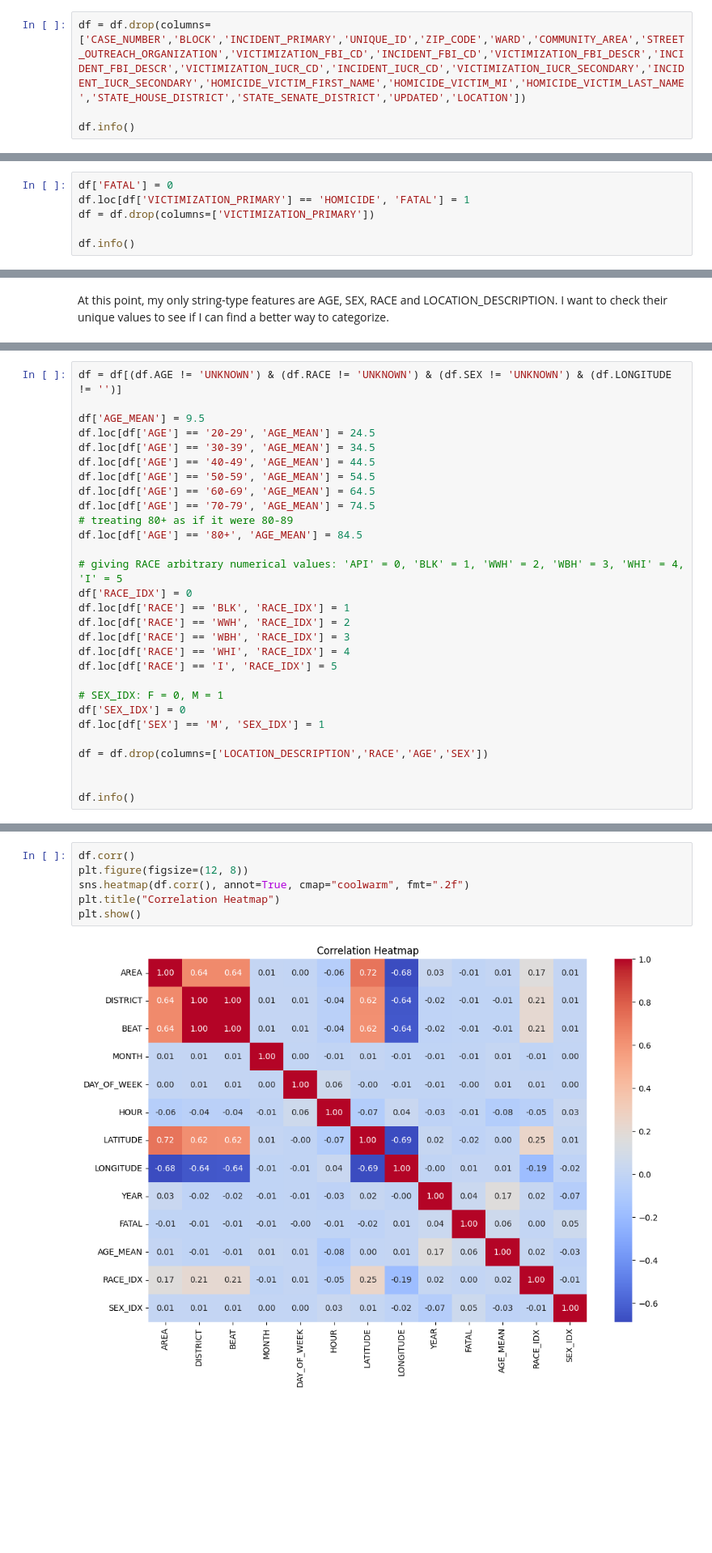
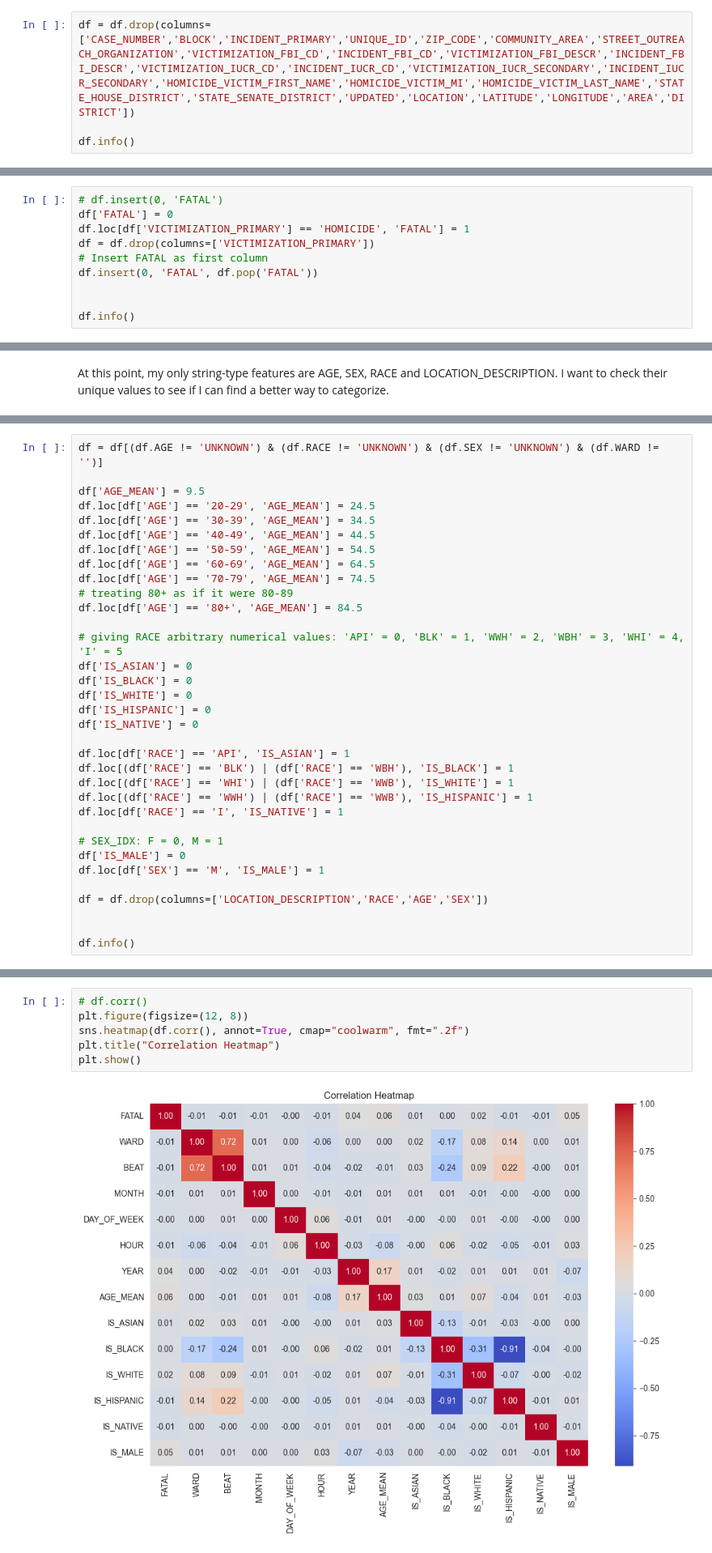
Before and after one commit to apoyando/CHIcrime, a Jupyter notebook: CHIcrime.ipynb, the cells around one changed output, grey strips where cells are left out. Shown at 81% size. Cells and saved outputs as stored; diff of their text form; blank space fills up the shorter version.

```diff
--- a/CHIcrime.ipynb
+++ b/CHIcrime.ipynb
@@ -89,7 +89,7 @@ One last quirk about this dataset, which I know about from reading the descripti
 # %% [markdown]
 I will start by dropping columns I know I don't need.
 # %%
-df = df.drop(columns=['CASE_NUMBER','BLOCK','INCIDENT_PRIMARY','UNIQUE_ID','ZIP_CODE','WARD','COMMUNITY_AREA','STREET_OUTREACH_ORGANIZATION','VICTIMIZATION_FBI_CD','INCIDENT_FBI_CD','VICTIMIZATION_FBI_DESCR','INCIDENT_FBI_DESCR','VICTIMIZATION_IUCR_CD','INCIDENT_IUCR_CD','VICTIMIZATION_IUCR_SECONDARY','INCIDENT_IUCR_SECONDARY','HOMICIDE_VICTIM_FIRST_NAME','HOMICIDE_VICTIM_MI','HOMICIDE_VICTIM_LAST_NAME','STATE_HOUSE_DISTRICT','STATE_SENATE_DISTRICT','UPDATED','LOCATION'])
+df = df.drop(columns=['CASE_NUMBER','BLOCK','INCIDENT_PRIMARY','UNIQUE_ID','ZIP_CODE','COMMUNITY_AREA','STREET_OUTREACH_ORGANIZATION','VICTIMIZATION_FBI_CD','INCIDENT_FBI_CD','VICTIMIZATION_FBI_DESCR','INCIDENT_FBI_DESCR','VICTIMIZATION_IUCR_CD','INCIDENT_IUCR_CD','VICTIMIZATION_IUCR_SECONDARY','INCIDENT_IUCR_SECONDARY','HOMICIDE_VICTIM_FIRST_NAME','HOMICIDE_VICTIM_MI','HOMICIDE_VICTIM_LAST_NAME','STATE_HOUSE_DISTRICT','STATE_SENATE_DISTRICT','UPDATED','LOCATION','LATITUDE','LONGITUDE','AREA','DISTRICT'])
 
 df.info()
 # %% [output]
@@ -120,9 +122,13 @@ df = df.drop(columns=['DATE', 'GUNSHOT_INJURY_I'])
 # %% [markdown]
 I'm going to create my target column 'FATAL' by extracting the homicides.
 # %%
+# df.insert(0, 'FATAL')
 df['FATAL'] = 0
 df.loc[df['VICTIMIZATION_PRIMARY'] == 'HOMICIDE', 'FATAL'] = 1
 df = df.drop(columns=['VICTIMIZATION_PRIMARY'])
+# Insert FATAL as first column
+df.insert(0, 'FATAL', df.pop('FATAL'))
+
 
 df.info()
 # %% [output]
@@ -180,7 +187,7 @@ With 149 distinct categories, LOCATION_DESCRIPTION isn't going to be useful to m
 
 Finally, I want to convert AGE, RACE and SEX into numerical values. (I will use the mean value for AGE.)
 # %%
-df = df[(df.AGE != 'UNKNOWN') & (df.RACE != 'UNKNOWN') & (df.SEX != 'UNKNOWN') & (df.LONGITUDE != '')]
+df = df[(df.AGE != 'UNKNOWN') & (df.RACE != 'UNKNOWN') & (df.SEX != 'UNKNOWN') & (df.WARD != '')]
 
 df['AGE_MEAN'] = 9.5
 df.loc[df['AGE'] == '20-29', 'AGE_MEAN'] = 24.5
@@ -193,16 +200,21 @@ df.loc[df['AGE'] == '70-79', 'AGE_MEAN'] = 74.5
 df.loc[df['AGE'] == '80+', 'AGE_MEAN'] = 84.5
 
 # giving RACE arbitrary numerical values: 'API' = 0, 'BLK' = 1, 'WWH' = 2, 'WBH' = 3, 'WHI' = 4, 'I' = 5
-df['RACE_IDX'] = 0
-df.loc[df['RACE'] == 'BLK', 'RACE_IDX'] = 1
-df.loc[df['RACE'] == 'WWH', 'RACE_IDX'] = 2
-df.loc[df['RACE'] == 'WBH', 'RACE_IDX'] = 3
-df.loc[df['RACE'] == 'WHI', 'RACE_IDX'] = 4
-df.loc[df['RACE'] == 'I', 'RACE_IDX'] = 5
+df['IS_ASIAN'] = 0
+df['IS_BLACK'] = 0
+df['IS_WHITE'] = 0
+df['IS_HISPANIC'] = 0
+df['IS_NATIVE'] = 0
+
+df.loc[df['RACE'] == 'API', 'IS_ASIAN'] = 1
+df.loc[(df['RACE'] == 'BLK') | (df['RACE'] == 'WBH'), 'IS_BLACK'] = 1
+df.loc[(df['RACE'] == 'WHI') | (df['RACE'] == 'WWB'), 'IS_WHITE'] = 1
+df.loc[(df['RACE'] == 'WWH') | (df['RACE'] == 'WWB'), 'IS_HISPANIC'] = 1
+df.loc[df['RACE'] == 'I', 'IS_NATIVE'] = 1
 
 # SEX_IDX: F = 0, M = 1
-df['SEX_IDX'] = 0
-df.loc[df['SEX'] == 'M', 'SEX_IDX'] = 1
+df['IS_MALE'] = 0
+df.loc[df['SEX'] == 'M', 'IS_MALE'] = 1
 
 df = df.drop(columns=['LOCATION_DESCRIPTION','RACE','AGE','SEX'])
 
@@ -246,8 +265,8 @@ Number of rows where col1 is 'A': 7745
 # %%
-df.corr()
+# df.corr()
 plt.figure(figsize=(12, 8))
 sns.heatmap(df.corr(), annot=True, cmap="coolwarm", fmt=".2f")
 plt.title("Correlation Heatmap")
 plt.show()
 # %% [output]
-[figure, old version]
+[figure, new version]
```
Also changed, not shown: parts of 9 cells of this notebook.
